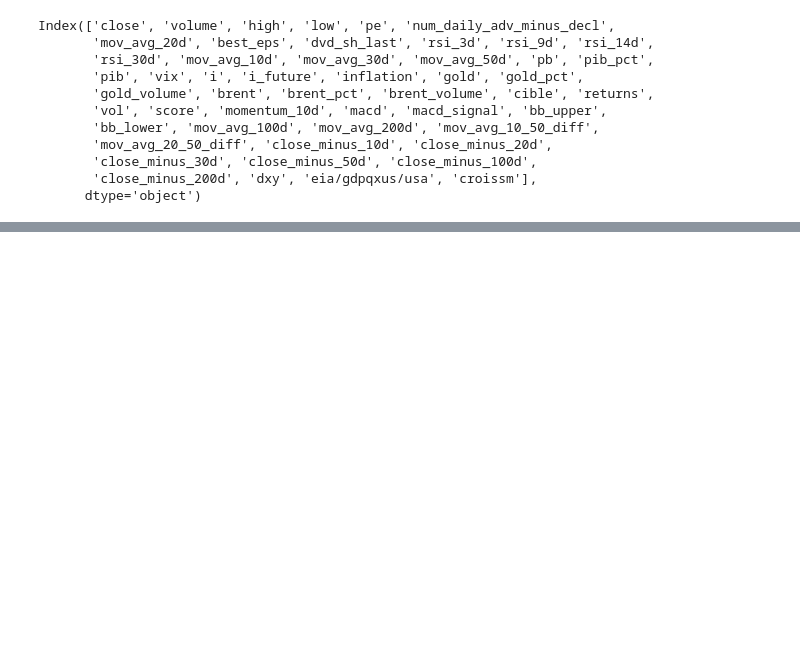
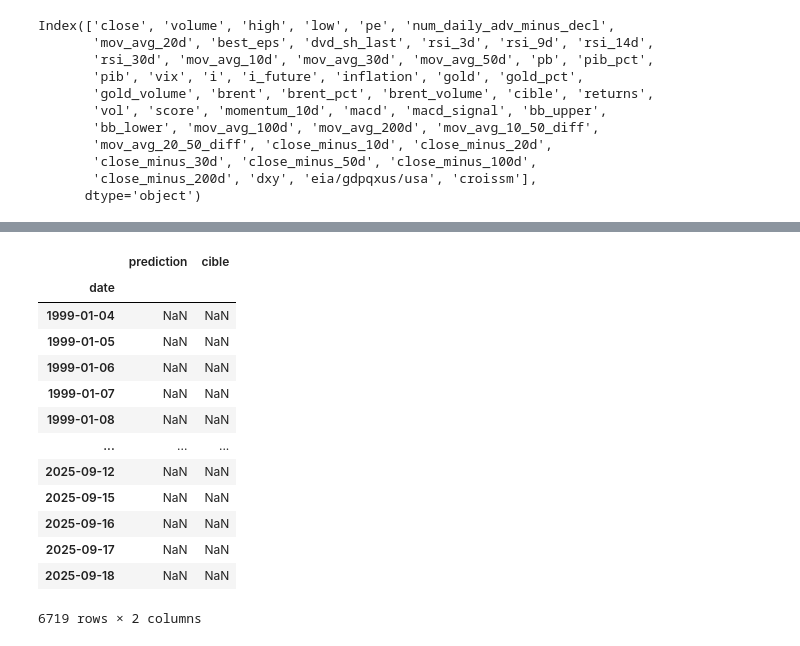
Before and after one commit to Alazuz/bigdata_project, a Jupyter notebook: lstm.ipynb, the cells around one changed output, grey strips where cells are left out. Cells and saved outputs as stored; diff of their text form; code cells hidden in the pictures; blank space fills up the shorter version.

```diff
--- a/lstm.ipynb
+++ b/lstm.ipynb
@@ -623,0 +857,17 @@ Index(['close', 'volume', 'high', 'low', 'pe', 'num_daily_adv_minus_decl',
+# %%
+pd.DataFrame(index=df.index, columns=['prediction', 'cible'])
+# %% [output]
+|  | prediction | cible |
+| date |  |  |
+| 1999-01-04 | NaN | NaN |
+| 1999-01-05 | NaN | NaN |
+| 1999-01-06 | NaN | NaN |
+| 1999-01-07 | NaN | NaN |
+| 1999-01-08 | NaN | NaN |
+| ... | ... | ... |
+| 2025-09-12 | NaN | NaN |
+| 2025-09-15 | NaN | NaN |
+| 2025-09-16 | NaN | NaN |
+| 2025-09-17 | NaN | NaN |
+| 2025-09-18 | NaN | NaN |
+6719 rows × 2 columns
```
Also changed, not shown: parts of 7 cells of this notebook.
